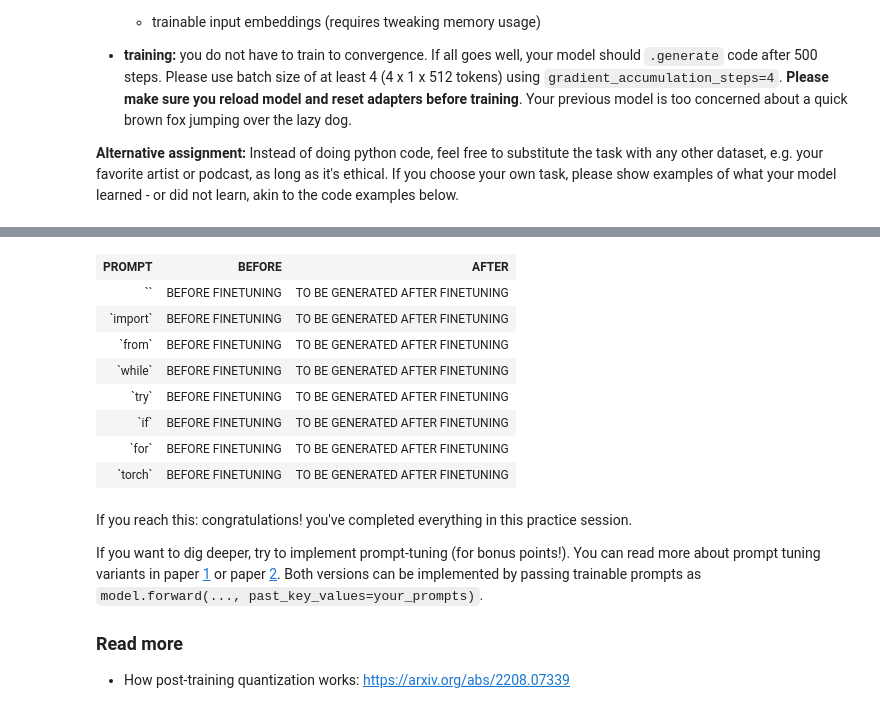
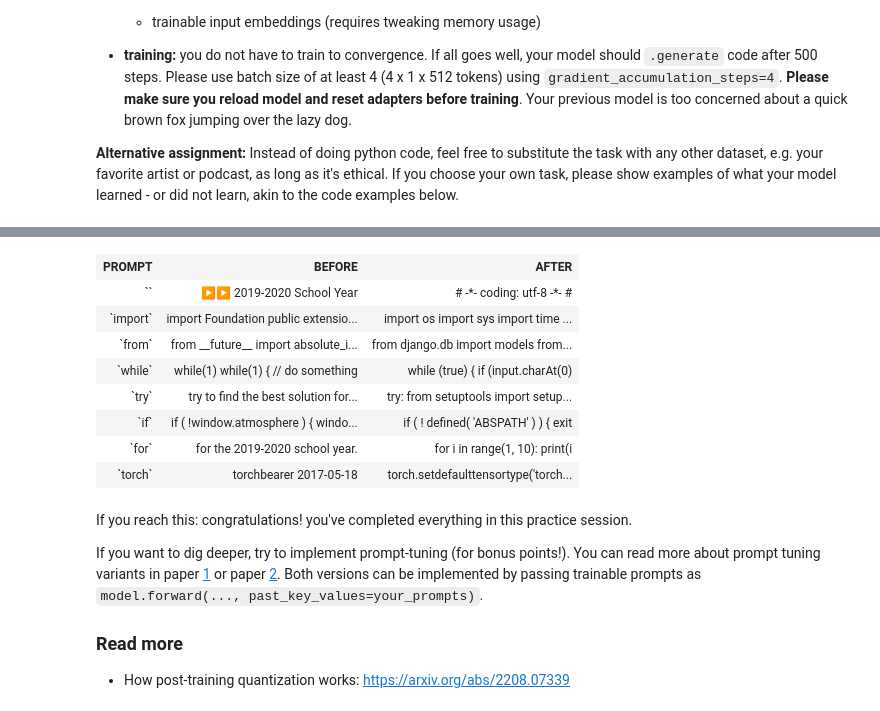
Before and after one commit to Kumokage/Practical_DL, a Jupyter notebook: week08_llm/practice.ipynb, the cells around one changed output, grey strips where cells are left out. Cells and saved outputs as stored; diff of their text form; code cells hidden in the pictures.

```diff
--- a/week08_llm/practice.ipynb
+++ b/week08_llm/practice.ipynb
@@ -216,8 +215,9 @@ class LoRALayer(nn.Module):
 
     def forward(self, input):
         # Apply self.module and LoRA adapter, return the sum (self.module outputs + adapter outputs)
-        #  <YOUR CODE HERE>
-        return <YOUR CODE>
+        adapter_output = input @ self.adapter_A @ self.adapter_B
+        module_output = self.module(input)
+        return module_output + adapter_output
 # %%
 # test your implementation
 test_linear = nn.Linear(128, 128)
@@ -418,3 +486,20 @@ prompts =  ['', 'import', 'from', 'while', 'try', 'if', 'for', 'torch']  # feel
 # after the training concludes, please show examples of text generated by your model. It is expected to look like Python code fragments
 # print the generation examples nicely (suggestion: use pandas or HTML) for easier comparison
 # note: your LoRA-enhanced model can run generation the same way as the non-trained model (above)
+# %%
+# model.config.use_cache = False
+model.config.use_cache = False
+model.config.use_reentrant = True
+model._hf_peft_config_loaded = True
+
+trainer = transformers.Trainer(
+    model=model, train_dataset=data,
+    args=transformers.TrainingArguments(
+        per_device_train_batch_size=4, gradient_accumulation_steps=4,
+        # note: if you want larger batch size, increase gradient_accumulation_steps
+        warmup_steps=250, max_steps=500, learning_rate=2e-4, fp16=True,
+        logging_steps=1, output_dir='outputs', report_to=None),
+    data_collator=transformers.DataCollatorForLanguageModeling(tokenizer, mlm=False)
+)
+trainer.train()
+model.config.use_cache = True
@@ -421,40 +526,52 @@ prompts =  ['', 'import', 'from', 'while', 'try', 'if', 'for', 'torch']  # feel
+# %%
+after = []
+
+for prompt in prompts:
+  batch = tokenizer(prompt, return_tensors='pt', return_token_type_ids=False).to(device)
+
+  for i in range(15):
+      next_token = model(**batch).logits[0, -1].argmax(-1).reshape(1, 1)
+      batch['input_ids'] = torch.cat([batch['input_ids'], next_token], dim=-1)
+      batch['attention_mask'] = torch.cat([batch['attention_mask'], torch.ones_like(next_token)], dim=-1)
+
+  after.append(tokenizer.decode(batch['input_ids'][0].cpu().numpy().tolist()))
 # %%
 # This template helps to compare generated code samples in pretty table form
 # feel free to present your work in other forms
 
 from IPython.display import HTML, display
 table_template = """<table style="border:1px solid black" >
   <tr>
     <th style="text-align: center; border:1px solid black">PROMPT</th>
     <th style="text-align: center; border:1px solid black">BEFORE</th>
     <th style="text-align: center; border:1px solid black">AFTER</th>
   </tr>
 {}
 </table>"""
 
 row_template = '''  <tr>
     <td style="width:20%; border:1px solid black"><pre align="left">`{}`</pre></td>
     <td style="width:40%; border:1px solid black"><pre align="left">{}</pre></td>
     <td style="width:40%; border:1px solid black"><pre align="left">{}</pre></td>
   </tr>'''
 
 rows = []
 
-for prompt in prompts:
+for i in range(len(prompts)):
     # replace placeholders in the format() arguments
-    rows.append(row_template.format(prompt, "BEFORE FINETUNING", "TO BE GENERATED AFTER FINETUNING"))
+    rows.append(row_template.format(prompts[i], before[i][3:], after[i][3:]))
 
 display(HTML(table_template.format('\n'.join(rows))))
 # %% [output]
 | PROMPT | BEFORE | AFTER |
-| `` | BEFORE FINETUNING | TO BE GENERATED AFTER FINETUNING |
-| `import` | BEFORE FINETUNING | TO BE GENERATED AFTER FINETUNING |
-| `from` | BEFORE FINETUNING | TO BE GENERATED AFTER FINETUNING |
-| `while` | BEFORE FINETUNING | TO BE GENERATED AFTER FINETUNING |
-| `try` | BEFORE FINETUNING | TO BE GENERATED AFTER FINETUNING |
-| `if` | BEFORE FINETUNING | TO BE GENERATED AFTER FINETUNING |
-| `for` | BEFORE FINETUNING | TO BE GENERATED AFTER FINETUNING |
-| `torch` | BEFORE FINETUNING | TO BE GENERATED AFTER FINETUNING |
+| `` | ▶▶ 2019-2020 School Year | # -*- coding: utf-8 -*- # |
+| `import` | import Foundation public extensio... | import os import sys import time ... |
+| `from` | from __future__ import absolute_i... | from django.db import models from... |
+| `while` | while(1) while(1) { // do something | while (true) { if (input.charAt(0) |
+| `try` | try to find the best solution for... | try: from setuptools import setup... |
+| `if` | if ( !window.atmosphere ) { windo... | if ( ! defined( 'ABSPATH' ) ) { exit |
+| `for` | for the 2019-2020 school year. | for i in range(1, 10): print(i |
+| `torch` | torchbearer 2017-05-18 | torch.setdefaulttensortype('torch... |
 # %% [markdown]
 If you reach this: congratulations! you've completed everything in this practice session.
 
```
Also changed, not shown: parts of 14 cells of this notebook.
